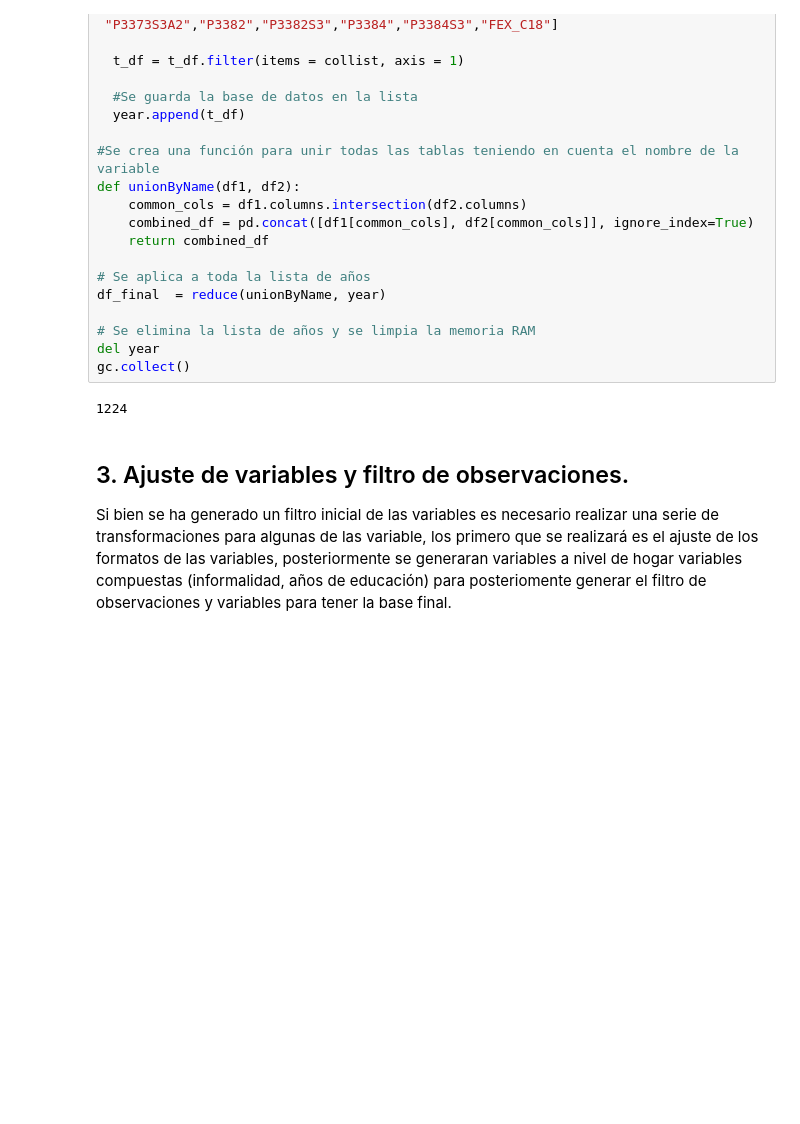
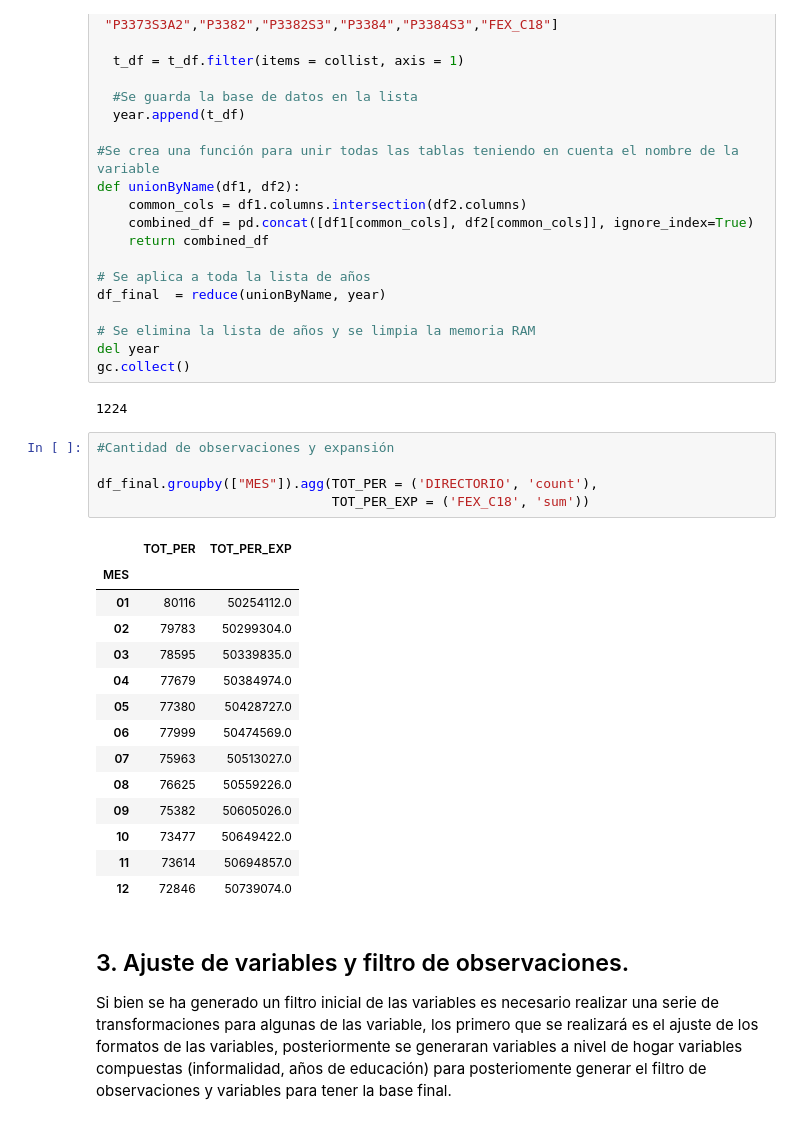
Before and after one commit to caavila96/ETH_review, a Jupyter notebook: informalidad_GEIH.ipynb, the cells around one changed output. Drawn from its saved outputs; the diff is of its cells as text; blank space fills up the shorter version.

```diff
--- a/informalidad_GEIH.ipynb
+++ b/informalidad_GEIH.ipynb
@@ -120,6 +120,26 @@ del year
 gc.collect()
 # %% [output]
 1224
+# %%
+#Cantidad de observaciones y expansión
+
+df_final.groupby(["MES"]).agg(TOT_PER = ('DIRECTORIO', 'count'),
+                              TOT_PER_EXP = ('FEX_C18', 'sum'))
+# %% [output]
+|  | TOT_PER | TOT_PER_EXP |
+| MES |  |  |
+| 01 | 80116 | 50254112.0 |
+| 02 | 79783 | 50299304.0 |
+| 03 | 78595 | 50339835.0 |
+| 04 | 77679 | 50384974.0 |
+| 05 | 77380 | 50428727.0 |
+| 06 | 77999 | 50474569.0 |
+| 07 | 75963 | 50513027.0 |
+| 08 | 76625 | 50559226.0 |
+| 09 | 75382 | 50605026.0 |
+| 10 | 73477 | 50649422.0 |
+| 11 | 73614 | 50694857.0 |
+| 12 | 72846 | 50739074.0 |
 # %% [markdown]
 ## 3. Ajuste de variables y filtro de observaciones.
 
```
Also changed, not shown: parts of 6 cells of this notebook.
